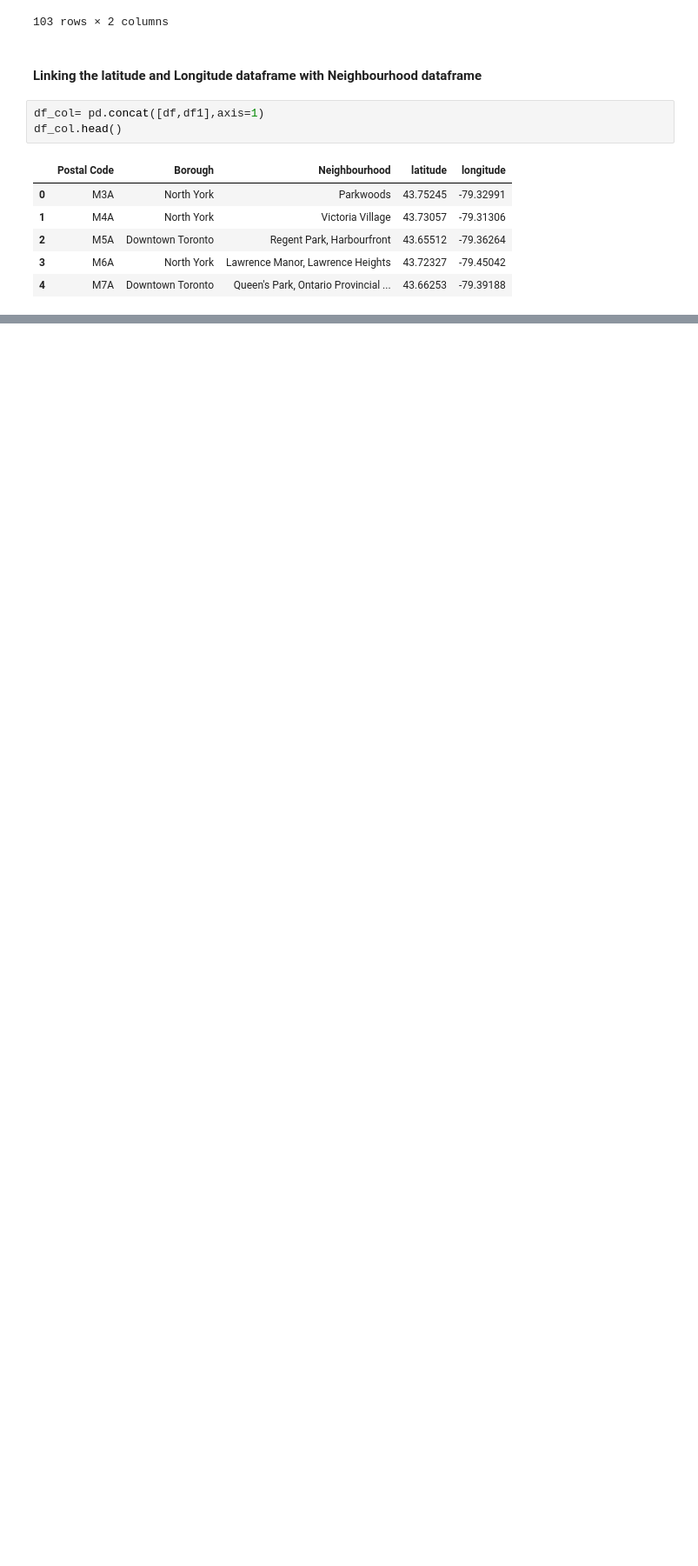
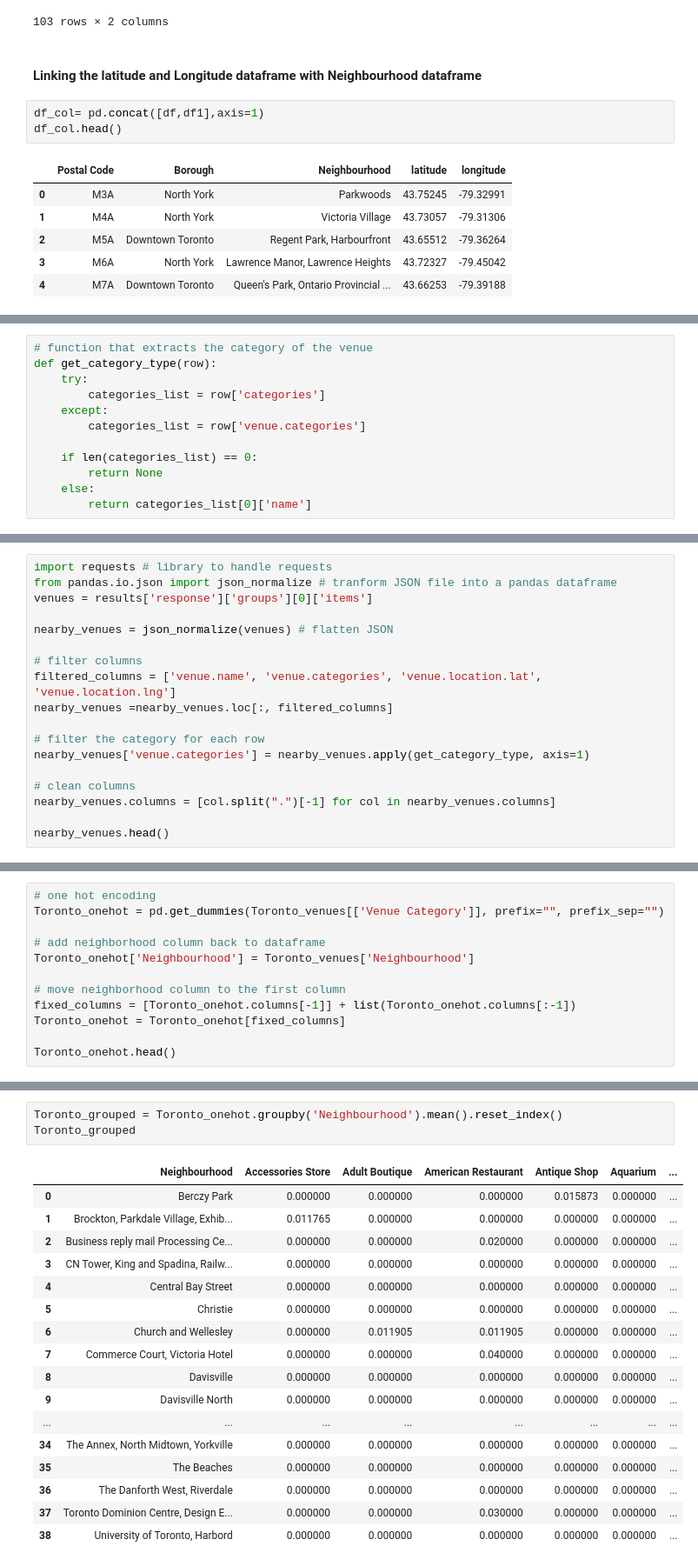
Before and after one commit to Fareeha72/Coursera_Capstones, a Jupyter notebook: Segmenting and Clustering Neighborhoods in Toronto.ipynb, the cells around one changed output, grey strips where cells are left out. Shown at 87% size. Drawn from its saved outputs; the diff is of its cells as text; blank space fills up the shorter version.

```diff
--- a/Segmenting and Clustering Neighborhoods in Toronto.ipynb
+++ b/Segmenting and Clustering Neighborhoods in Toronto.ipynb
@@ -169,0 +341,12 @@ df_col.head()
+# %%
+# function that extracts the category of the venue
+def get_category_type(row):
+    try:
+        categories_list = row['categories']
+    except:
+        categories_list = row['venue.categories']
+
+    if len(categories_list) == 0:
+        return None
+    else:
+        return categories_list[0]['name']
@@ -169,0 +355,18 @@ df_col.head()
+# %%
+import requests # library to handle requests
+from pandas.io.json import json_normalize # tranform JSON file into a pandas dataframe
+venues = results['response']['groups'][0]['items']
+
+nearby_venues = json_normalize(venues) # flatten JSON
+
+# filter columns
+filtered_columns = ['venue.name', 'venue.categories', 'venue.location.lat', 'venue.location.lng']
+nearby_venues =nearby_venues.loc[:, filtered_columns]
+
+# filter the category for each row
+nearby_venues['venue.categories'] = nearby_venues.apply(get_category_type, axis=1)
+
+# clean columns
+nearby_venues.columns = [col.split(".")[-1] for col in nearby_venues.columns]
+
+nearby_venues.head()
@@ -169,0 +497,12 @@ df_col.head()
+# %%
+# one hot encoding
+Toronto_onehot = pd.get_dummies(Toronto_venues[['Venue Category']], prefix="", prefix_sep="")
+
+# add neighborhood column back to dataframe
+Toronto_onehot['Neighbourhood'] = Toronto_venues['Neighbourhood']
+
+# move neighborhood column to the first column
+fixed_columns = [Toronto_onehot.columns[-1]] + list(Toronto_onehot.columns[:-1])
+Toronto_onehot = Toronto_onehot[fixed_columns]
+
+Toronto_onehot.head()
@@ -169,0 +525,21 @@ df_col.head()
+# %%
+Toronto_grouped = Toronto_onehot.groupby('Neighbourhood').mean().reset_index()
+Toronto_grouped
+# %% [output]
+|  | Neighbourhood | Accessories Store | Adult Boutique | American Restaurant | Antique Shop | Aquarium | ... |
+| 0 | Berczy Park | 0.000000 | 0.000000 | 0.000000 | 0.015873 | 0.000000 | ... |
+| 1 | Brockton, Parkdale Village, Exhib... | 0.011765 | 0.000000 | 0.000000 | 0.000000 | 0.000000 | ... |
+| 2 | Business reply mail Processing Ce... | 0.000000 | 0.000000 | 0.020000 | 0.000000 | 0.000000 | ... |
+| 3 | CN Tower, King and Spadina, Railw... | 0.000000 | 0.000000 | 0.000000 | 0.000000 | 0.000000 | ... |
+| 4 | Central Bay Street | 0.000000 | 0.000000 | 0.000000 | 0.000000 | 0.000000 | ... |
+| 5 | Christie | 0.000000 | 0.000000 | 0.000000 | 0.000000 | 0.000000 | ... |
+| 6 | Church and Wellesley | 0.000000 | 0.011905 | 0.011905 | 0.000000 | 0.000000 | ... |
+| 7 | Commerce Court, Victoria Hotel | 0.000000 | 0.000000 | 0.040000 | 0.000000 | 0.000000 | ... |
+| 8 | Davisville | 0.000000 | 0.000000 | 0.000000 | 0.000000 | 0.000000 | ... |
+| 9 | Davisville North | 0.000000 | 0.000000 | 0.000000 | 0.000000 | 0.000000 | ... |
+| ... | ... | ... | ... | ... | ... | ... | ... |
+| 34 | The Annex, North Midtown, Yorkville | 0.000000 | 0.000000 | 0.000000 | 0.000000 | 0.000000 | ... |
+| 35 | The Beaches | 0.000000 | 0.000000 | 0.000000 | 0.000000 | 0.000000 | ... |
+| 36 | The Danforth West, Riverdale | 0.000000 | 0.000000 | 0.000000 | 0.000000 | 0.000000 | ... |
+| 37 | Toronto Dominion Centre, Design E... | 0.000000 | 0.000000 | 0.030000 | 0.000000 | 0.000000 | ... |
+| 38 | University of Toronto, Harbord | 0.000000 | 0.000000 | 0.000000 | 0.000000 | 0.000000 | ... |
```
Also changed, not shown: parts of 65 cells of this notebook.
